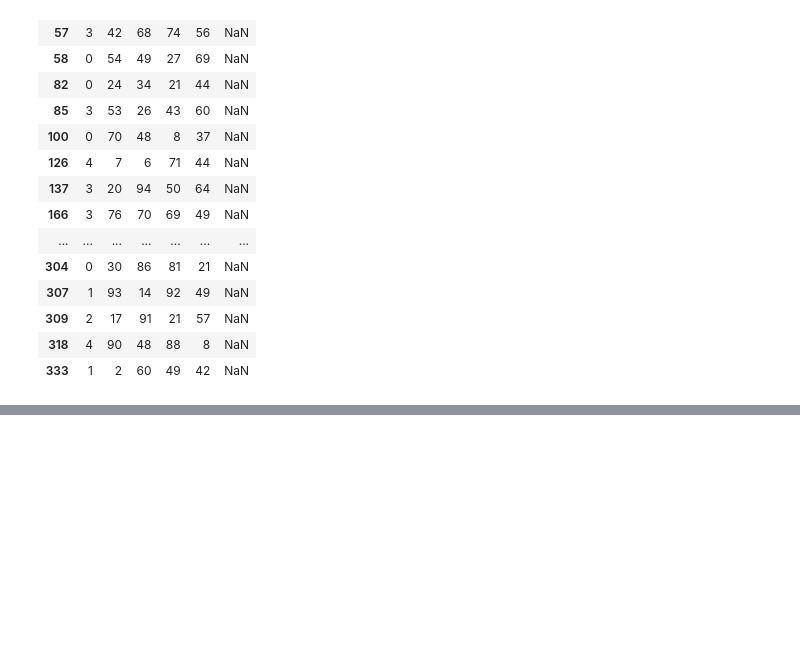
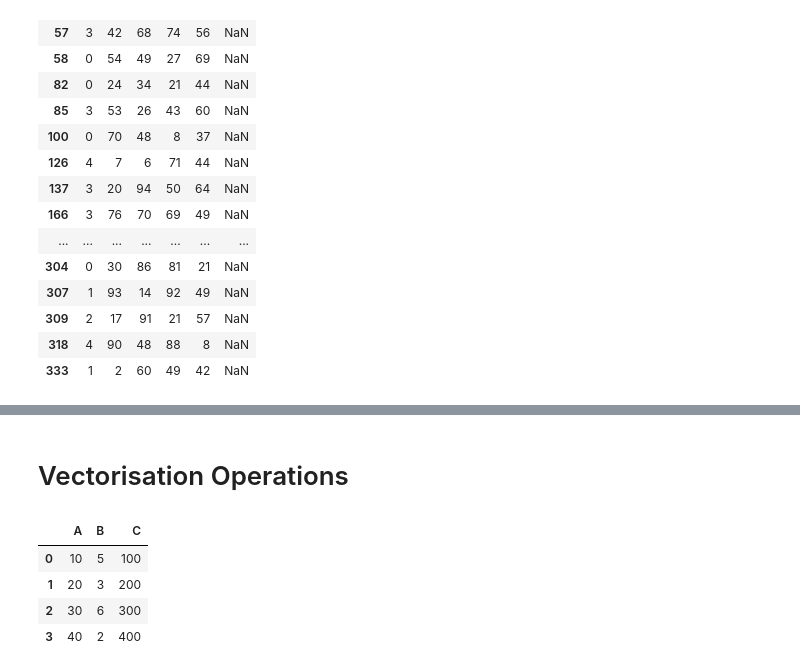
Before and after one commit to Ayushpal2006/Pandas, a Jupyter notebook: Pandas.ipynb, the cells around one changed output, grey strips where cells are left out. Cells and saved outputs as stored; diff of their text form; code cells hidden in the pictures; blank space fills up the shorter version.

```diff
--- a/Pandas.ipynb
+++ b/Pandas.ipynb
@@ -539,0 +581,21 @@ df.loc[(df["A"]<5) & (df["C"] > 5)]
+# %% [markdown]
+# Vectorisation Operations
+# %%
+import pandas as pd
+import numpy as np
+
+# Sample DataFrame
+data = {
+    "A": [10, 20, 30, 40],
+    "B": [5, 3, 6, 2],
+    "C": [100, 200, 300, 400]
+}
+
+df = pd.DataFrame(data)
+df
+# %% [output]
+|  | A | B | C |
+| 0 | 10 | 5 | 100 |
+| 1 | 20 | 3 | 200 |
+| 2 | 30 | 6 | 300 |
+| 3 | 40 | 2 | 400 |
```
Also changed, not shown: parts of 13 cells of this notebook.
